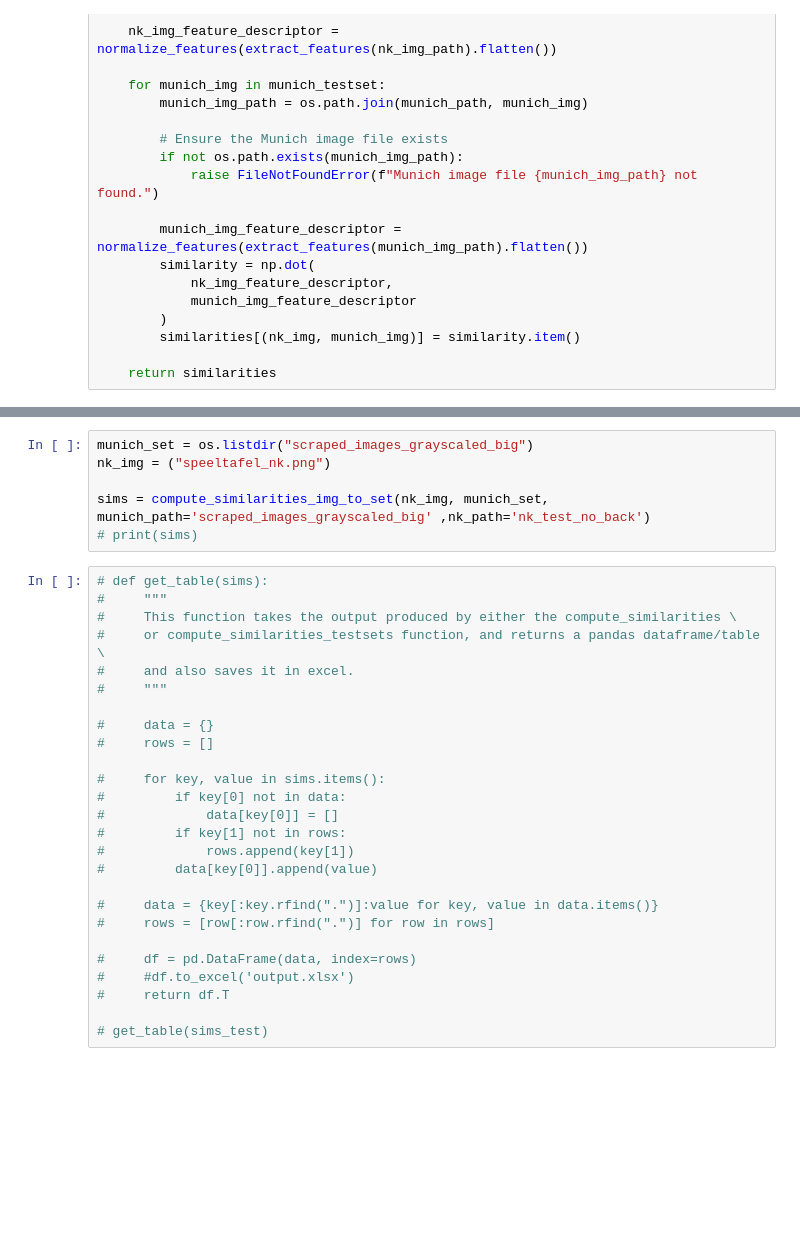
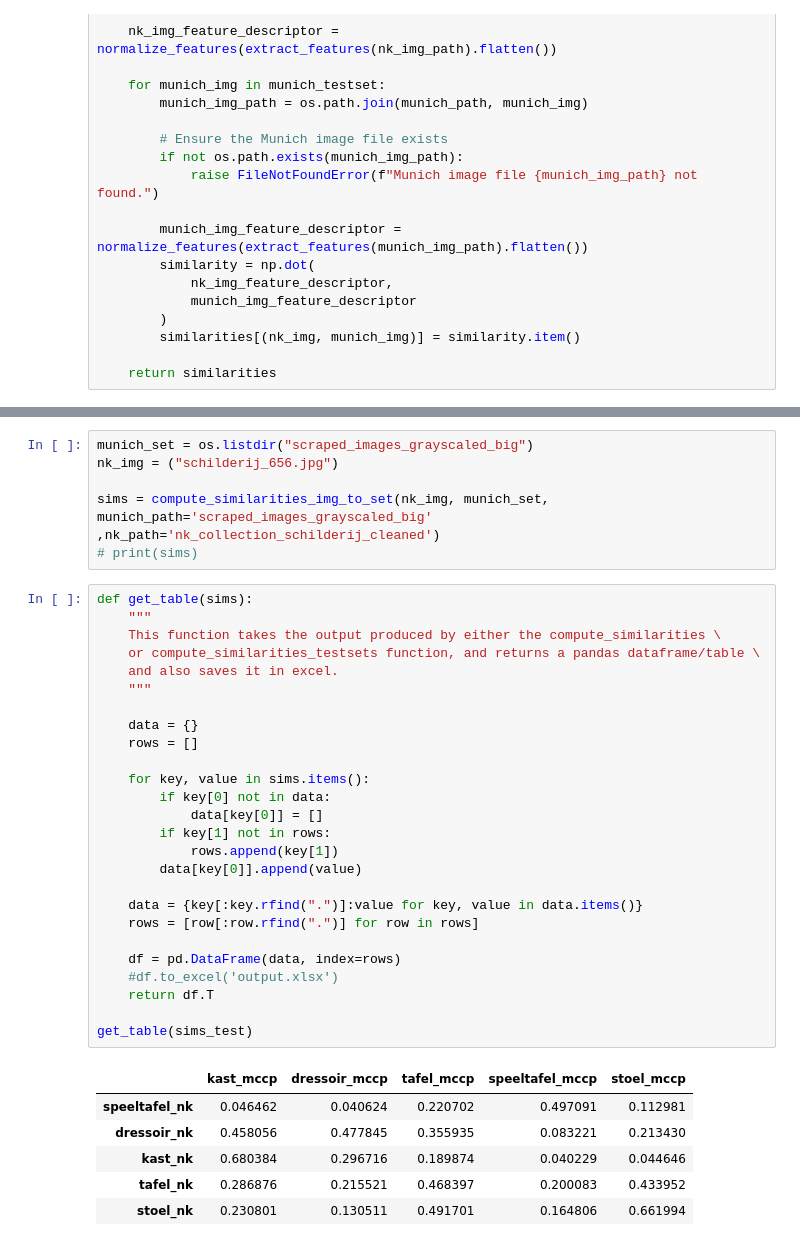
Before and after one commit to jacobjanwoord/Fearless-erfgoed, a Jupyter notebook: CNN_playground.ipynb, the cells around one changed output, grey strips where cells are left out. Cells and saved outputs as stored; diff of their text form; blank space fills up the shorter version.

```diff
--- a/CNN_playground.ipynb
+++ b/CNN_playground.ipynb
@@ -402,35 +457,42 @@ error: OpenCV(4.9.0) /io/opencv/modules/imgproc/src/clahe.cpp:353: error: (-215:
 # %%
 munich_set = os.listdir("scraped_images_grayscaled_big")
-nk_img = ("speeltafel_nk.png")
+nk_img = ("schilderij_656.jpg")
 
-sims = compute_similarities_img_to_set(nk_img, munich_set, munich_path='scraped_images_grayscaled_big' ,nk_path='nk_test_no_back')
+sims = compute_similarities_img_to_set(nk_img, munich_set, munich_path='scraped_images_grayscaled_big' ,nk_path='nk_collection_schilderij_cleaned')
 # print(sims)
 # %%
-# def get_table(sims):
-#     """
-#     This function takes the output produced by either the compute_similarities \
-#     or compute_similarities_testsets function, and returns a pandas dataframe/table \
-#     and also saves it in excel.
-#     """
+def get_table(sims):
+    """
+    This function takes the output produced by either the compute_similarities \
+    or compute_similarities_testsets function, and returns a pandas dataframe/table \
+    and also saves it in excel.
+    """
 
-#     data = {}
-#     rows = []
+    data = {}
+    rows = []
 
-#     for key, value in sims.items():
-#         if key[0] not in data:
-#             data[key[0]] = []
-#         if key[1] not in rows:
-#             rows.append(key[1])
-#         data[key[0]].append(value)
+    for key, value in sims.items():
+        if key[0] not in data:
+            data[key[0]] = []
+        if key[1] not in rows:
+            rows.append(key[1])
+        data[key[0]].append(value)
 
-#     data = {key[:key.rfind(".")]:value for key, value in data.items()}
-#     rows = [row[:row.rfind(".")] for row in rows]
+    data = {key[:key.rfind(".")]:value for key, value in data.items()}
+    rows = [row[:row.rfind(".")] for row in rows]
 
-#     df = pd.DataFrame(data, index=rows)
-#     #df.to_excel('output.xlsx')
-#     return df.T
+    df = pd.DataFrame(data, index=rows)
+    #df.to_excel('output.xlsx')
+    return df.T
 
-# get_table(sims_test)
+get_table(sims_test)
+# %% [output]
+|  | kast_mccp | dressoir_mccp | tafel_mccp | speeltafel_mccp | stoel_mccp |
+| speeltafel_nk | 0.046462 | 0.040624 | 0.220702 | 0.497091 | 0.112981 |
+| dressoir_nk | 0.458056 | 0.477845 | 0.355935 | 0.083221 | 0.213430 |
+| kast_nk | 0.680384 | 0.296716 | 0.189874 | 0.040229 | 0.044646 |
+| tafel_nk | 0.286876 | 0.215521 | 0.468397 | 0.200083 | 0.433952 |
+| stoel_nk | 0.230801 | 0.130511 | 0.491701 | 0.164806 | 0.661994 |
 # %%
 def get_top_10_similarities(similarities):
     """
```
Also changed, not shown: parts of 6 cells of this notebook, 12 other files.
